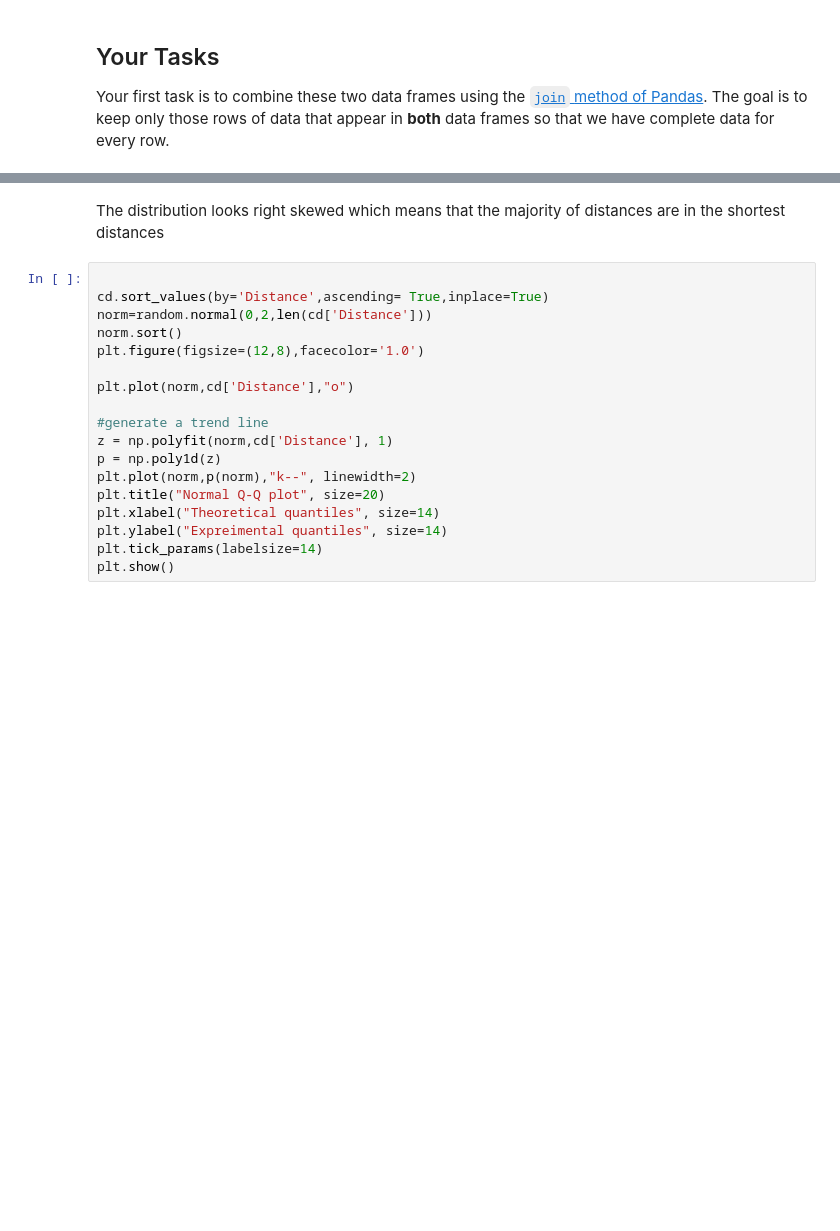
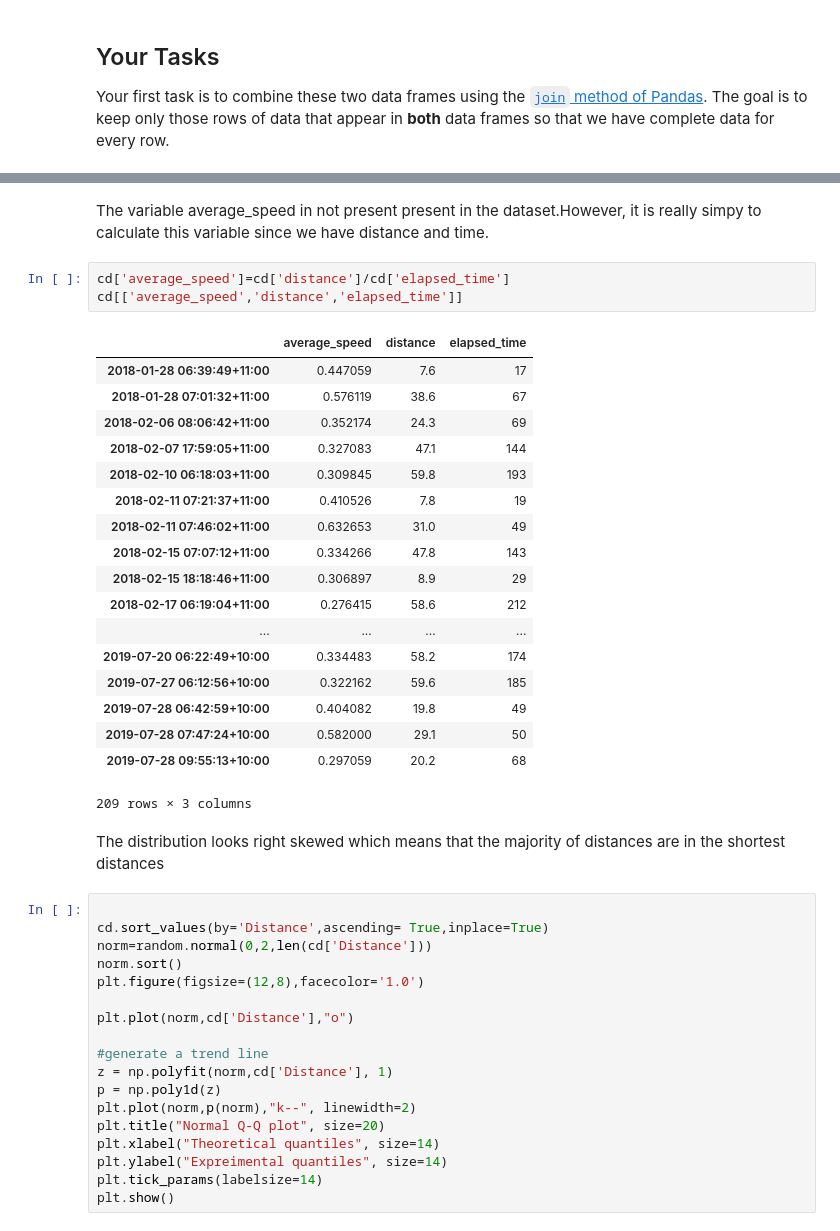
Before and after one commit to fracomp/datascience, a Jupyter notebook: Portfolio 1.ipynb, the cells around one changed output, grey strips where cells are left out. Saved outputs shown, nothing was run; the diff lists cells and outputs as text; blank space fills up the shorter version.

```diff
--- a/Portfolio 1.ipynb
+++ b/Portfolio 1.ipynb
@@ -136,3 +118,27 @@ plt.grid(axis='y', alpha=0.75)
+# %% [markdown]
+The variable average_speed in not present present in the dataset.However, it is really simpy to calculate this variable since we have distance and time.
+# %%
+cd['average_speed']=cd['distance']/cd['elapsed_time']
+cd[['average_speed','distance','elapsed_time']]
+# %% [output]
+|  | average_speed | distance | elapsed_time |
+| 2018-01-28 06:39:49+11:00 | 0.447059 | 7.6 | 17 |
+| 2018-01-28 07:01:32+11:00 | 0.576119 | 38.6 | 67 |
+| 2018-02-06 08:06:42+11:00 | 0.352174 | 24.3 | 69 |
+| 2018-02-07 17:59:05+11:00 | 0.327083 | 47.1 | 144 |
+| 2018-02-10 06:18:03+11:00 | 0.309845 | 59.8 | 193 |
+| 2018-02-11 07:21:37+11:00 | 0.410526 | 7.8 | 19 |
+| 2018-02-11 07:46:02+11:00 | 0.632653 | 31.0 | 49 |
+| 2018-02-15 07:07:12+11:00 | 0.334266 | 47.8 | 143 |
+| 2018-02-15 18:18:46+11:00 | 0.306897 | 8.9 | 29 |
+| 2018-02-17 06:19:04+11:00 | 0.276415 | 58.6 | 212 |
+| ... | ... | ... | ... |
+| 2019-07-20 06:22:49+10:00 | 0.334483 | 58.2 | 174 |
+| 2019-07-27 06:12:56+10:00 | 0.322162 | 59.6 | 185 |
+| 2019-07-28 06:42:59+10:00 | 0.404082 | 19.8 | 49 |
+| 2019-07-28 07:47:24+10:00 | 0.582000 | 29.1 | 50 |
+| 2019-07-28 09:55:13+10:00 | 0.297059 | 20.2 | 68 |
+209 rows × 3 columns
 # %% [markdown]
 The distribution looks right skewed which means that the majority of distances are in the shortest distances
 # %%
```
Also changed, not shown: parts of 15 cells of this notebook.
